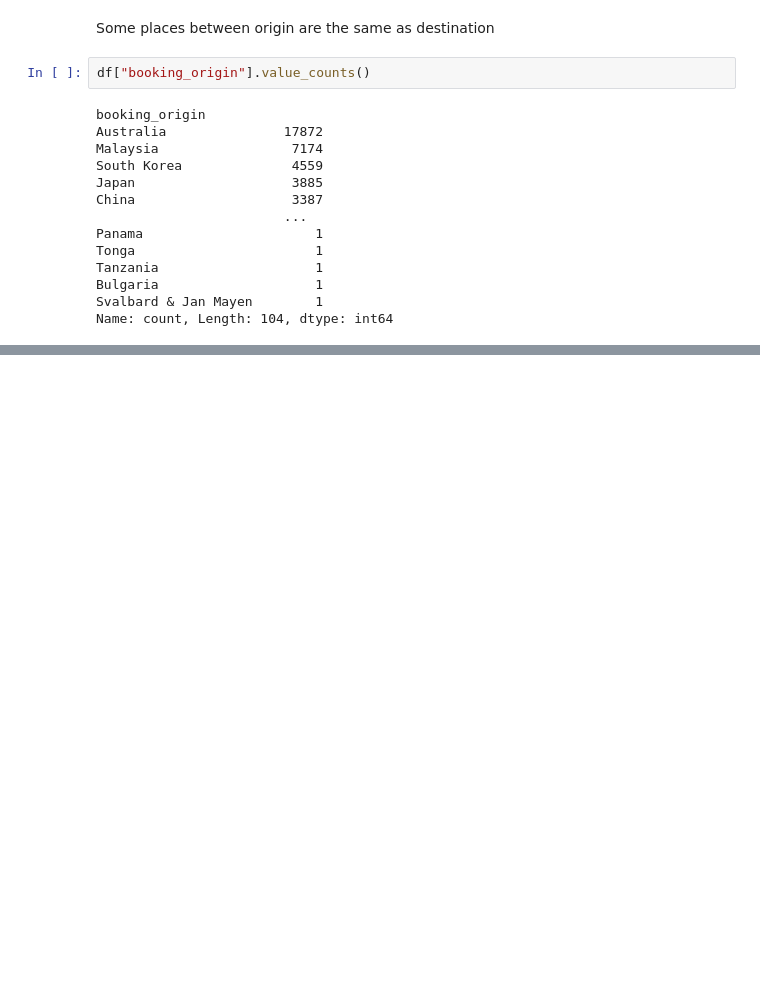
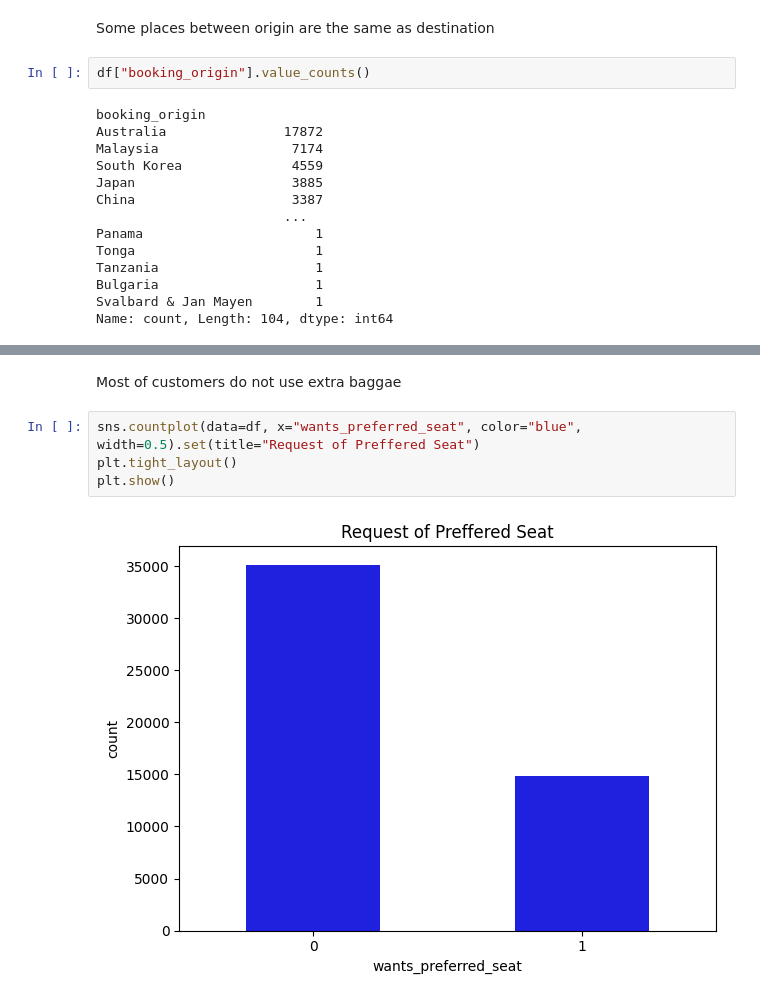
Before and after one commit to julam9/British-Airways-Modelling-Task, a Jupyter notebook: modelling_booking.ipynb, the cells around one changed output, grey strips where cells are left out. Saved outputs shown, nothing was run; the diff lists cells and outputs as text; blank space fills up the shorter version.

```diff
--- a/modelling_booking.ipynb
+++ b/modelling_booking.ipynb
@@ -224,0 +211,8 @@ Error in callback <function flush_figures at 0x...> (for post_execute), with arg
+# %% [markdown]
+Most of customers do not use extra baggae
+# %%
+sns.countplot(data=df, x="wants_preferred_seat", color="blue", width=0.5).set(title="Request of Preffered Seat")
+plt.tight_layout()
+plt.show()
+# %% [output]
+[figure, added]
```
Also changed, not shown: parts of 10 cells of this notebook.
